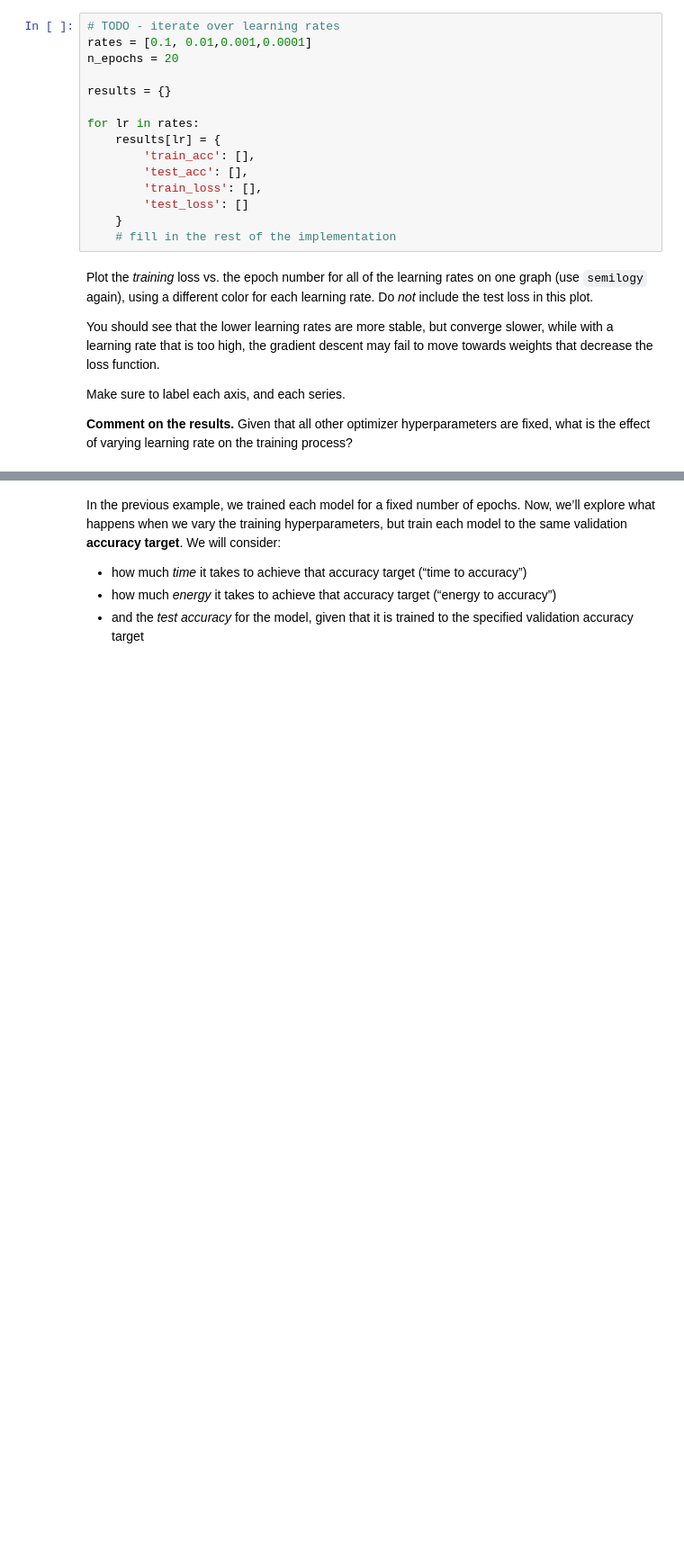
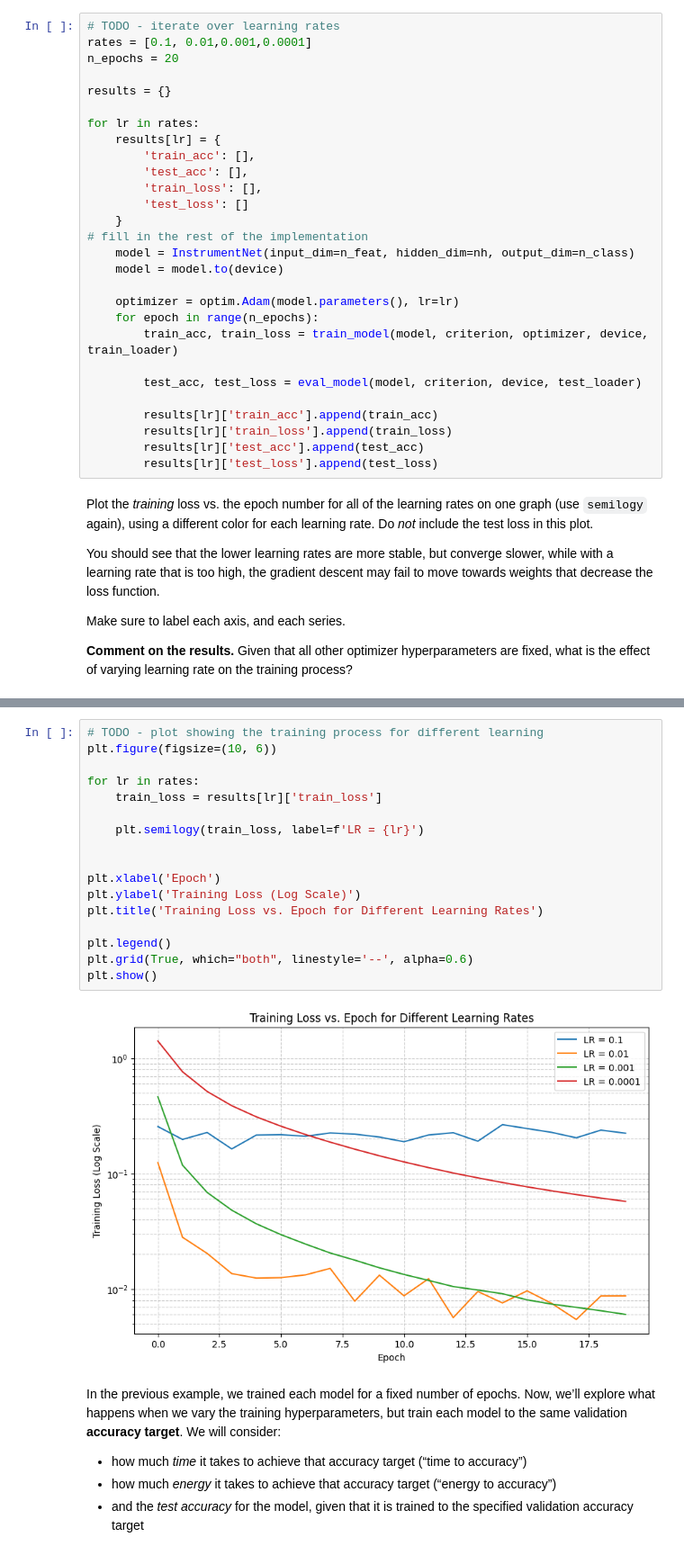
Before and after one commit to RyzeYoung/MSCE_LAB, a Jupyter notebook: notebooks/8-lab-neural-net-music-classification-torch.ipynb, the cells around one changed output, grey strips where cells are left out. Shown at 90% size. Saved outputs shown, nothing was run; the diff lists cells and outputs as text; blank space fills up the shorter version.

```diff
--- a/notebooks/8-lab-neural-net-music-classification-torch.ipynb
+++ b/notebooks/8-lab-neural-net-music-classification-torch.ipynb
@@ -403,7 +398,20 @@ for lr in rates:
         'train_loss': [],
         'test_loss': []
     }
-    # fill in the rest of the implementation
+# fill in the rest of the implementation
+    model = InstrumentNet(input_dim=n_feat, hidden_dim=nh, output_dim=n_class)
+    model = model.to(device)
+
+    optimizer = optim.Adam(model.parameters(), lr=lr)
+    for epoch in range(n_epochs):
+        train_acc, train_loss = train_model(model, criterion, optimizer, device, train_loader)
+
+        test_acc, test_loss = eval_model(model, criterion, device, test_loader)
+
+        results[lr]['train_acc'].append(train_acc)
+        results[lr]['train_loss'].append(train_loss)
+        results[lr]['test_acc'].append(test_acc)
+        results[lr]['test_loss'].append(test_loss)
 # %% [markdown]
 Plot the *training* loss vs. the epoch number for all of the learning rates on one graph (use `semilogy` again), using a different color for each learning rate. Do *not* include the test loss in this plot.
 
@@ -417,3 +423,22 @@ Make sure to label each axis, and each series.
+# %%
+# TODO - plot showing the training process for different learning
+plt.figure(figsize=(10, 6))
+
+for lr in rates:
+    train_loss = results[lr]['train_loss']
+
+    plt.semilogy(train_loss, label=f'LR = {lr}')
+
+
+plt.xlabel('Epoch')
+plt.ylabel('Training Loss (Log Scale)')
+plt.title('Training Loss vs. Epoch for Different Learning Rates')
+
+plt.legend()
+plt.grid(True, which="both", linestyle='--', alpha=0.6)
+plt.show()
+# %% [output]
+[figure, added]
 # %% [markdown]
 In the previous example, we trained each model for a fixed number of epochs. Now, we’ll explore what happens when we vary the training hyperparameters, but train each model to the same validation **accuracy target**. We will consider:
 
```
Also changed, not shown: parts of 7 cells of this notebook.
